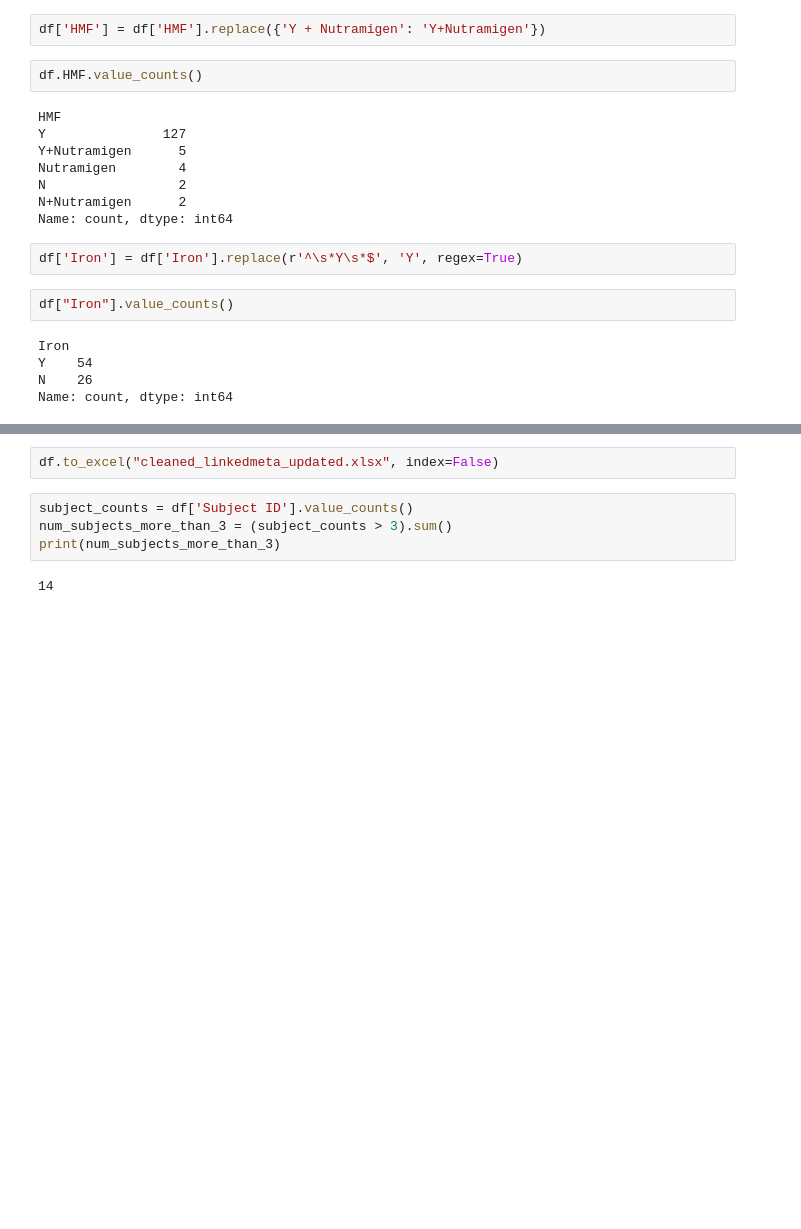
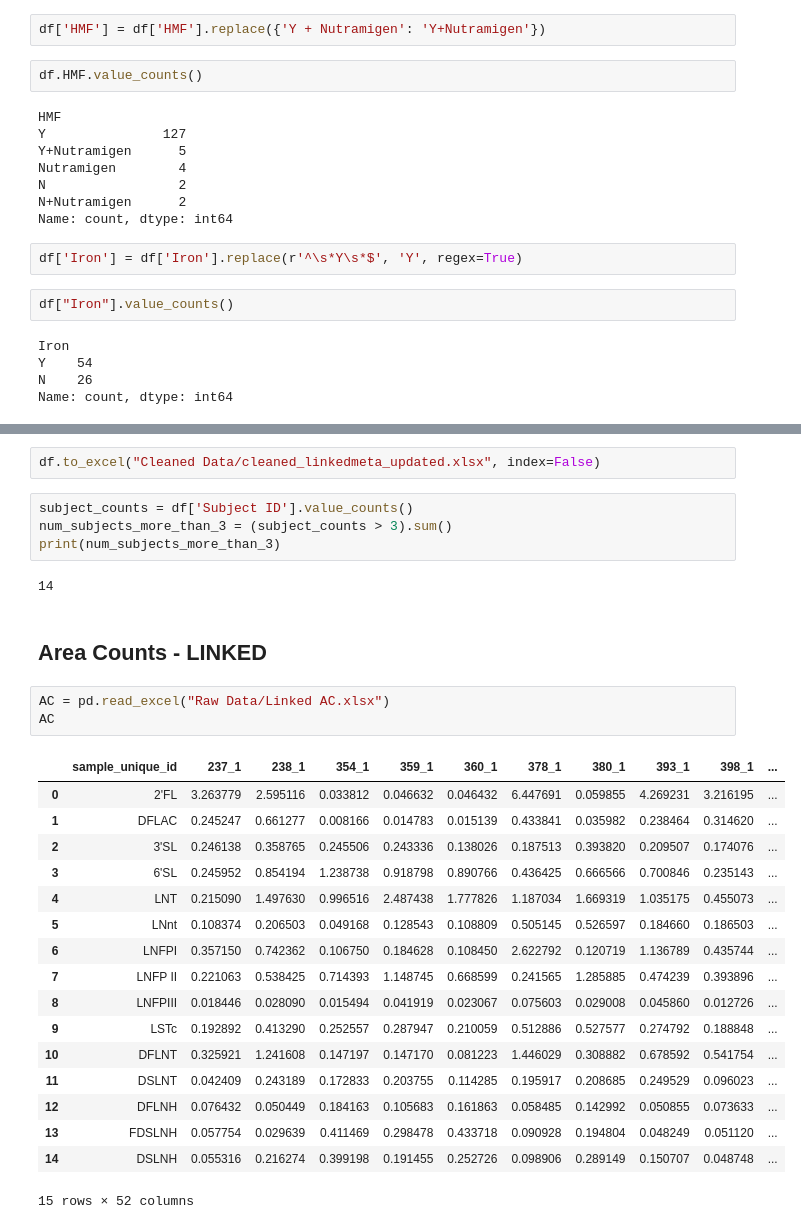
Before and after one commit to spann-pediatrics/NeoBank, a Jupyter notebook: linked_data.ipynb, the cells around one changed output, grey strips where cells are left out. Saved outputs shown, nothing was run; the diff lists cells and outputs as text; blank space fills up the shorter version.

```diff
--- a/linked_data.ipynb
+++ b/linked_data.ipynb
@@ -95,8 +164,31 @@ Name: count, dtype: int64
 # %%
-df.to_excel("cleaned_linkedmeta_updated.xlsx", index=False)
+df.to_excel("Cleaned Data/cleaned_linkedmeta_updated.xlsx", index=False)
 # %%
 subject_counts = df['Subject ID'].value_counts()
 num_subjects_more_than_3 = (subject_counts > 3).sum()
 print(num_subjects_more_than_3)
 # %% [output]
 14
+# %% [markdown]
+## Area Counts - LINKED
+# %%
+AC = pd.read_excel("Raw Data/Linked AC.xlsx")
+AC
+# %% [output]
+|  | sample_unique_id | 237_1 | 238_1 | 354_1 | 359_1 | 360_1 | 378_1 | 380_1 | 393_1 | 398_1 | ... |
+| 0 | 2'FL | 3.263779 | 2.595116 | 0.033812 | 0.046632 | 0.046432 | 6.447691 | 0.059855 | 4.269231 | 3.216195 | ... |
+| 1 | DFLAC | 0.245247 | 0.661277 | 0.008166 | 0.014783 | 0.015139 | 0.433841 | 0.035982 | 0.238464 | 0.314620 | ... |
+| 2 | 3'SL | 0.246138 | 0.358765 | 0.245506 | 0.243336 | 0.138026 | 0.187513 | 0.393820 | 0.209507 | 0.174076 | ... |
+| 3 | 6'SL | 0.245952 | 0.854194 | 1.238738 | 0.918798 | 0.890766 | 0.436425 | 0.666566 | 0.700846 | 0.235143 | ... |
+| 4 | LNT | 0.215090 | 1.497630 | 0.996516 | 2.487438 | 1.777826 | 1.187034 | 1.669319 | 1.035175 | 0.455073 | ... |
+| 5 | LNnt | 0.108374 | 0.206503 | 0.049168 | 0.128543 | 0.108809 | 0.505145 | 0.526597 | 0.184660 | 0.186503 | ... |
+| 6 | LNFPI | 0.357150 | 0.742362 | 0.106750 | 0.184628 | 0.108450 | 2.622792 | 0.120719 | 1.136789 | 0.435744 | ... |
+| 7 | LNFP II | 0.221063 | 0.538425 | 0.714393 | 1.148745 | 0.668599 | 0.241565 | 1.285885 | 0.474239 | 0.393896 | ... |
+| 8 | LNFPIII | 0.018446 | 0.028090 | 0.015494 | 0.041919 | 0.023067 | 0.075603 | 0.029008 | 0.045860 | 0.012726 | ... |
+| 9 | LSTc | 0.192892 | 0.413290 | 0.252557 | 0.287947 | 0.210059 | 0.512886 | 0.527577 | 0.274792 | 0.188848 | ... |
+| 10 | DFLNT | 0.325921 | 1.241608 | 0.147197 | 0.147170 | 0.081223 | 1.446029 | 0.308882 | 0.678592 | 0.541754 | ... |
+| 11 | DSLNT | 0.042409 | 0.243189 | 0.172833 | 0.203755 | 0.114285 | 0.195917 | 0.208685 | 0.249529 | 0.096023 | ... |
+| 12 | DFLNH | 0.076432 | 0.050449 | 0.184163 | 0.105683 | 0.161863 | 0.058485 | 0.142992 | 0.050855 | 0.073633 | ... |
+| 13 | FDSLNH | 0.057754 | 0.029639 | 0.411469 | 0.298478 | 0.433718 | 0.090928 | 0.194804 | 0.048249 | 0.051120 | ... |
+| 14 | DSLNH | 0.055316 | 0.216274 | 0.399198 | 0.191455 | 0.252726 | 0.098906 | 0.289149 | 0.150707 | 0.048748 | ... |
+15 rows × 52 columns
```
Also changed, not shown: parts of 23 cells of this notebook, 26 other files.
